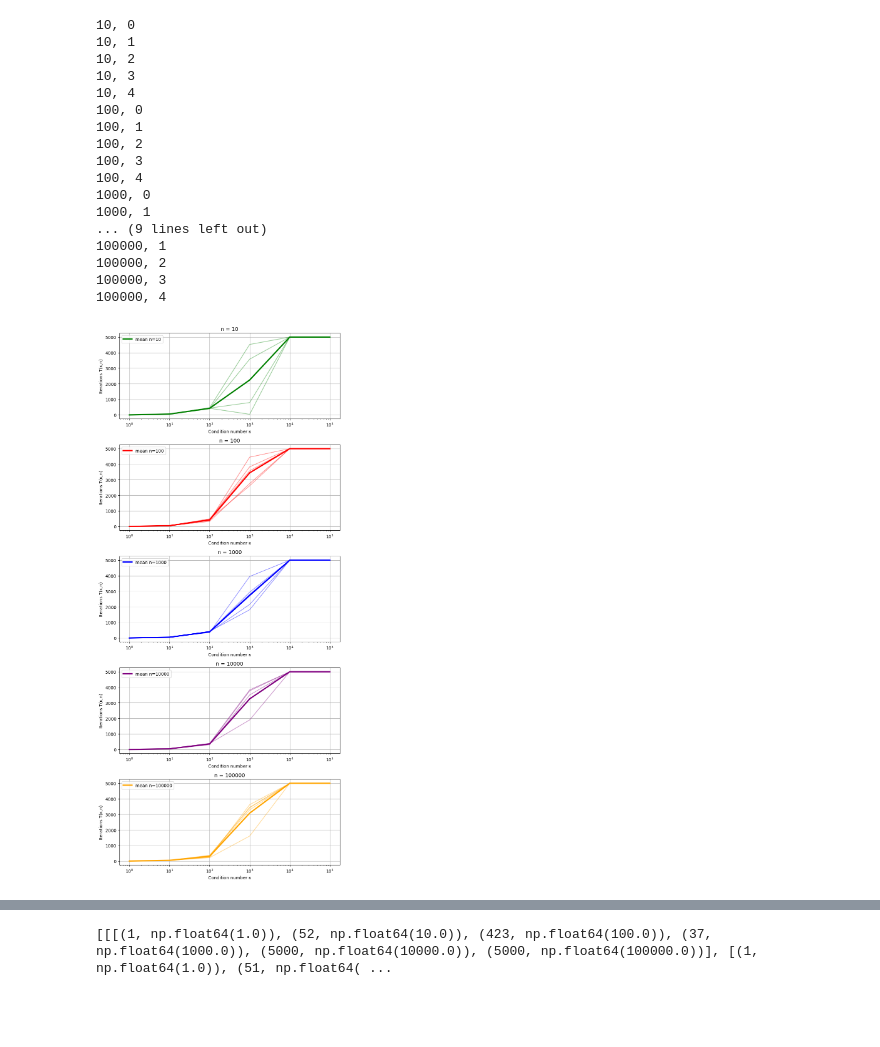
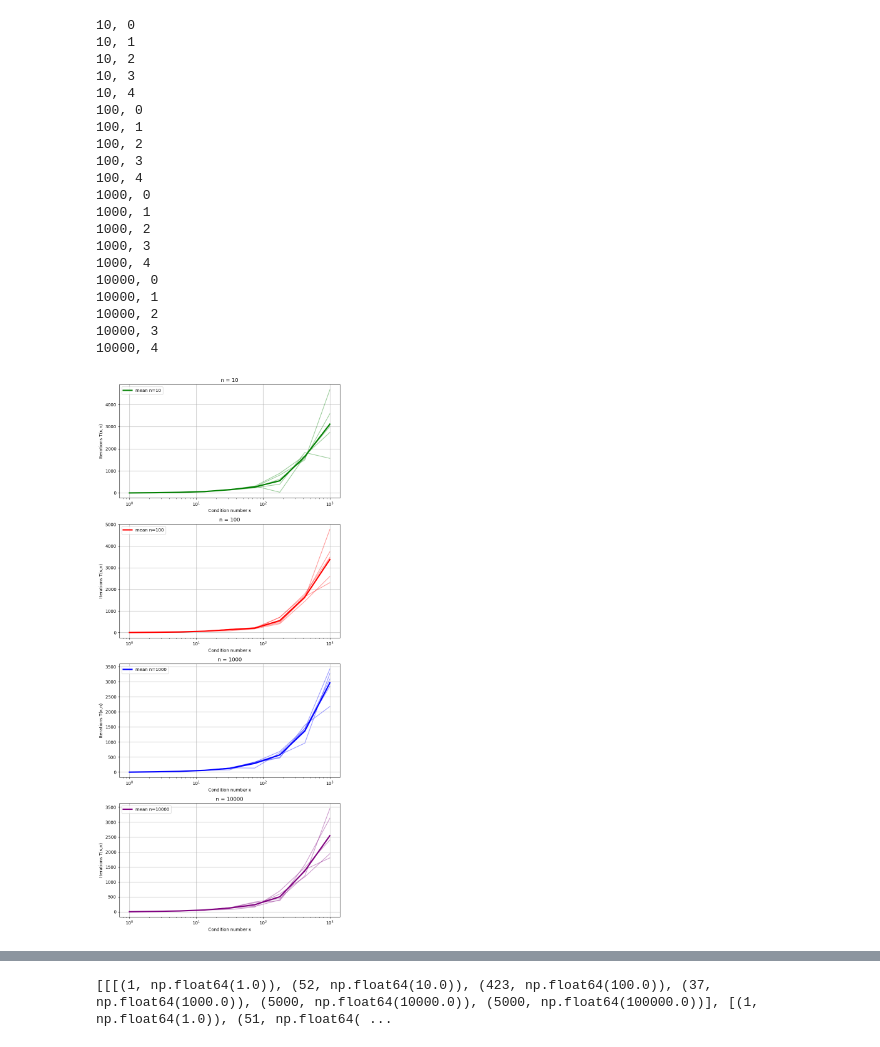
Before and after one commit to crustaceano/ExistanseOfNonExistentSubject, a Jupyter notebook: tasks/task_3.3.ipynb, the cells around one changed output, grey strips where cells are left out. Drawn from its saved outputs; the diff is of its cells as text; code cells hidden in the pictures; blank space fills up the shorter version.

```diff
--- a/tasks/task_3.3.ipynb
+++ b/tasks/task_3.3.ipynb
@@ -36,14 +36,14 @@ def test_several_times(n: int, k_low: float, k_high: float, test_amount: int, ma
 # %%
 repeat_amount = 5
 min_k = 0
-max_k = 5
+max_k = 3
+k_iters = 9
 # %%
 global_test_cases = [
     ('green', 10**1),
     ('red', 10**2),
     ('blue', 10**3),
     ('purple', 10**4),
-    ('orange', 10**5),
 ]
 # %%
 data = []
@@ -51,7 +51,7 @@ data = []
 for color, n in global_test_cases:
     data.append([])
     for i in range(repeat_amount):
-        data[-1].append(test_several_times(n, min_k, max_k, min_k + max_k + 1, max_iter=5000))
+        data[-1].append(test_several_times(n, min_k, max_k, k_iters, max_iter=5000))
         print(f'{n}, {i}')
 # %% [output]
 10, 0
@@ -66,42 +66,47 @@ for color, n in global_test_cases:
 100, 4
 1000, 0
 1000, 1
-... (9 lines left out)
-100000, 1
-100000, 2
-100000, 3
-100000, 4
+1000, 2
+1000, 3
+1000, 4
+10000, 0
+10000, 1
+10000, 2
+10000, 3
+10000, 4
 # %%
 import matplotlib.pyplot as plt
 import numpy as np
 
 fig, axes = plt.subplots(len(global_test_cases), 1, figsize=(8, 18))
 
 for ax, ((color, n), runs) in zip(axes, zip(global_test_cases, data)):
 
     all_iters = []
 
     for run in runs:
         ks = [k for t, k in run]
         iters = [t for t, k in run]
 
         all_iters.append(iters)
 
         ax.semilogx(ks, iters, color=color, alpha=0.4)
 
     mean_iters = np.mean(all_iters, axis=0)
     ax.semilogx(ks, mean_iters, color=color, linewidth=3, label=f"mean n={n}")
 
     ax.set_title(f"n = {n}")
     ax.set_xlabel("Condition number κ")
     ax.set_ylabel("Iterations T(κ,n)")
     ax.grid(True)
     ax.legend()
+    if n == 10000:
+        plt.savefig(f"../figs/task3/n_{n}.png")
 
 plt.tight_layout()
 plt.show()
 # %% [output]
-[figure, old version]
+[figure, new version]
 # %%
 import matplotlib.pyplot as plt
 
```
Also changed, not shown: parts of 2 cells of this notebook, 5 other files.
